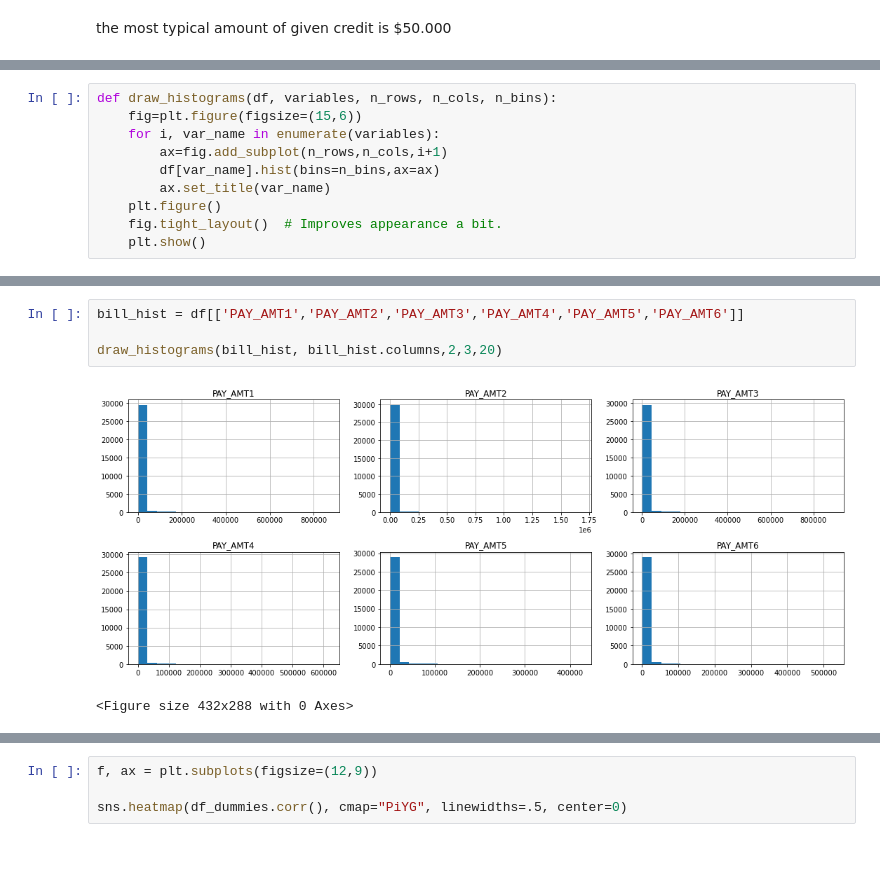
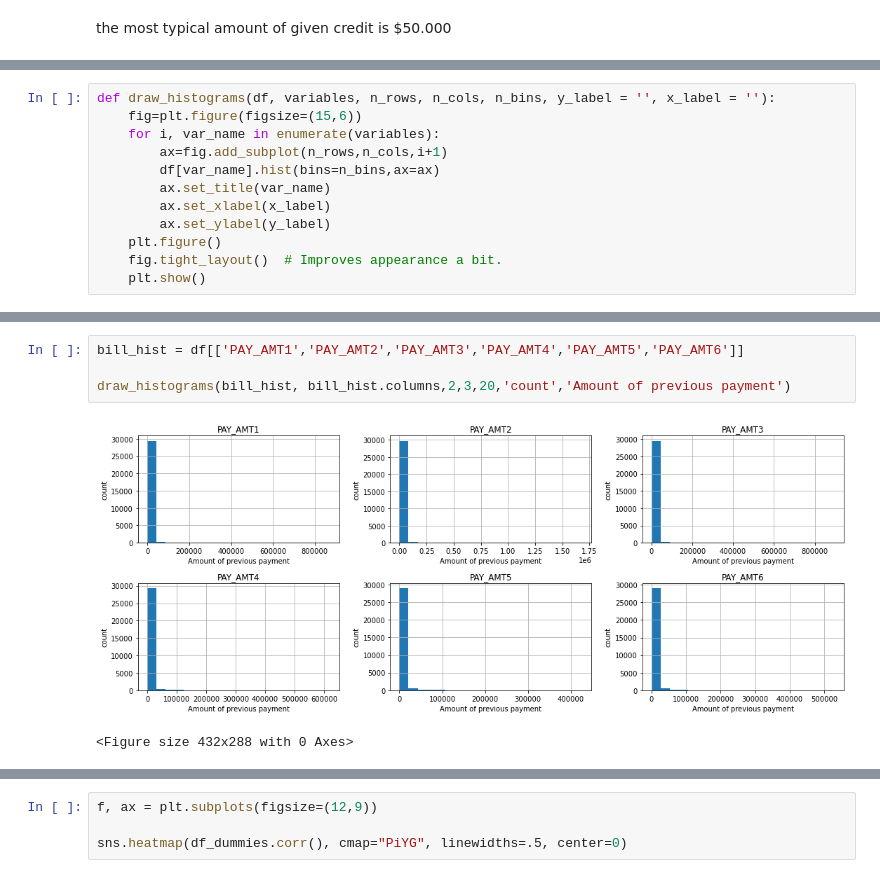
Before and after one commit to alefbenages/CrediOne, a Jupyter notebook: M2T1.1.ipynb, the cells around one changed output, grey strips where cells are left out. Drawn from its saved outputs; the diff is of its cells as text.

```diff
--- a/M2T1.1.ipynb
+++ b/M2T1.1.ipynb
@@ -462,10 +449,12 @@ df.head()
 # %%
-def draw_histograms(df, variables, n_rows, n_cols, n_bins):
+def draw_histograms(df, variables, n_rows, n_cols, n_bins, y_label = '', x_label = ''):
     fig=plt.figure(figsize=(15,6))
     for i, var_name in enumerate(variables):
         ax=fig.add_subplot(n_rows,n_cols,i+1)
         df[var_name].hist(bins=n_bins,ax=ax)
         ax.set_title(var_name)
+        ax.set_xlabel(x_label)
+        ax.set_ylabel(y_label)
     plt.figure()
     fig.tight_layout()  # Improves appearance a bit.
     plt.show()
@@ -486,7 +488,7 @@ draw_histograms(bill_hist, bill_hist.columns,2,3,10)
 # %%
 bill_hist = df[['PAY_AMT1','PAY_AMT2','PAY_AMT3','PAY_AMT4','PAY_AMT5','PAY_AMT6']]
 
-draw_histograms(bill_hist, bill_hist.columns,2,3,20)
+draw_histograms(bill_hist, bill_hist.columns,2,3,20,'count','Amount of previous payment')
 # %% [output]
-[figure, old version]
+[figure, new version]
 <Figure size 432x288 with 0 Axes>
```
Also changed, not shown: parts of 81 cells of this notebook, 15 other files.
